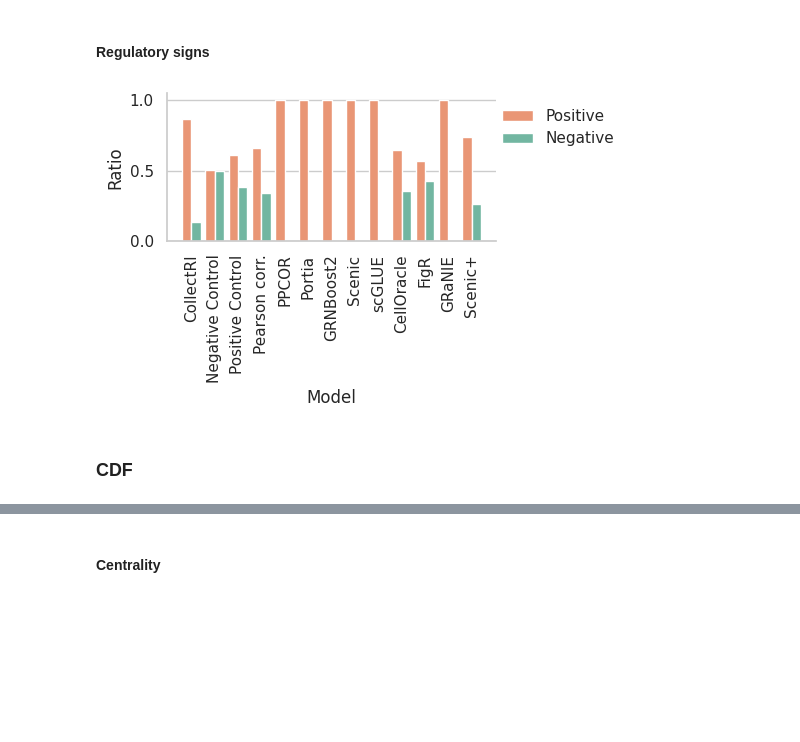
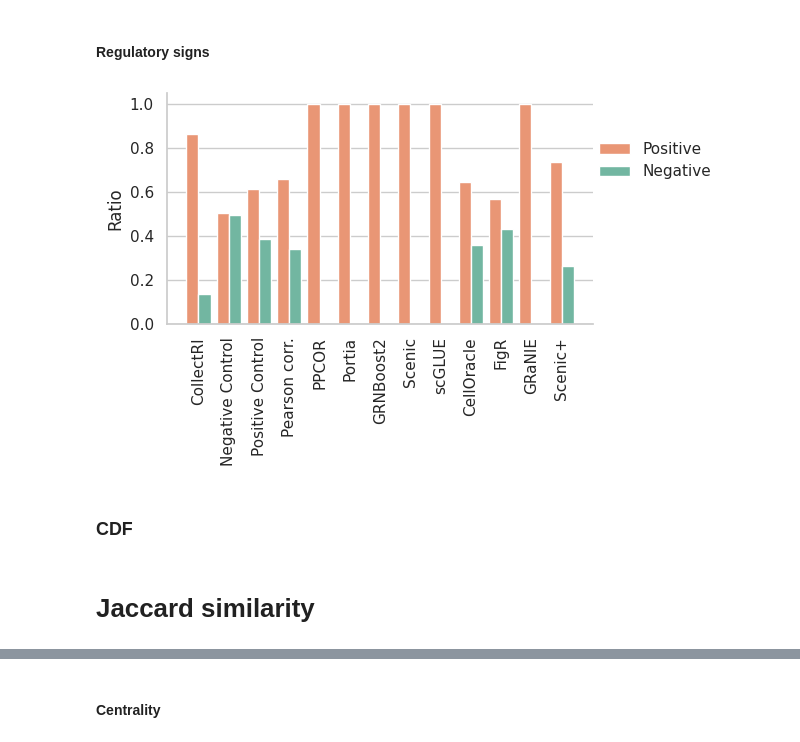
Before and after one commit to janursa/grn_benchmark, a Jupyter notebook: notebooks/explanatory_analysis.ipynb, the cells around one changed output, grey strips where cells are left out. Cells and saved outputs as stored; diff of their text form; code cells hidden in the pictures; blank space fills up the shorter version.

```diff
--- a/notebooks/explanatory_analysis.ipynb
+++ b/notebooks/explanatory_analysis.ipynb
@@ -21,7 +21,7 @@ import matplotlib
 import sys
 import requests
 import seaborn as sns
-
+# from mplfonts import use_font
 
 sys.path.insert(0, '../../')
 from grn_benchmark.src.helper import surragate_names
@@ -29,11 +29,14 @@ from task_grn_inference.src.utils.util import colors_blind
 from task_grn_inference.src.exp_analysis.helper import *
 
 
-matplotlib.rc('font', family='serif')
-matplotlib.rc('text', usetex='false')
+# matplotlib.rc('font', family='serif')
+# matplotlib.rc('text', usetex='false')
 
-task_grn_dir = '../../task_grn_inference'
+task_grn_inference_dir = '../../task_grn_inference'
 results_folder = '../results_folder/'
 
+plt.rcParams['font.family'] = 'Arial'
+default_font = matplotlib.rcParams['font.family']
+print(default_font)
 
 %matplotlib inline
@@ -59,19 +46,19 @@ plt.show()
 # Preprocess
 # %%
 if False: # granie extended grn
-    net = pd.read_csv(f'{task_grn_dir}/resources/grn_models/peak_gene/granie_extended.csv')
+    net = pd.read_csv(f'{task_grn_inference_dir}/resources/grn_models/peak_gene/granie_extended.csv')
     net = net[['peak', 'gene']].drop_duplicates().reset_index(drop=True)
     net.columns = ['peak','target']
-    net.to_csv(f'{task_grn_dir}/resources/grn_models/peak_gene/granie.csv')
+    net.to_csv(f'{task_grn_inference_dir}/resources/grn_models/peak_gene/granie.csv')
 if False:  # scenicplus extended grn
-    net = pd.read_csv(f'{task_grn_dir}/output/scenicplus/grn_extended.csv', index_col=0)
+    net = pd.read_csv(f'{task_grn_inference_dir}/output/scenicplus/grn_extended.csv', index_col=0)
     net = net[['peak', 'target']].drop_duplicates().reset_index(drop=True)
-    net.to_csv(f'{task_grn_dir}/resources/grn_models/peak_gene/scenicplus.csv')
+    net.to_csv(f'{task_grn_inference_dir}/resources/grn_models/peak_gene/scenicplus.csv')
 if False: # figr extended grn
-    net = pd.read_csv(f'{task_grn_dir}/output/figr/cisCorr.csv', index_col=0)
+    net = pd.read_csv(f'{task_grn_inference_dir}/output/figr/cisCorr.csv', index_col=0)
     net = net[['PeakRanges', 'Gene']].drop_duplicates().reset_index(drop=True)
     net.columns = ['peak','target']
-    net.to_csv(f'{task_grn_dir}/resources/grn_models/peak_gene/figr.csv')
+    net.to_csv(f'{task_grn_inference_dir}/resources/grn_models/peak_gene/figr.csv')
 # %% [markdown]
 # Build exp models
 # %%
@@ -80,8 +67,8 @@ par = {
         # 'grn_models': [ 'scenicplus'],
 
     'peak_gene_models': ['celloracle', 'scenicplus', 'figr', 'granie'],
-    'grn_models_dir': f'{task_grn_dir}/resources/grn_models/',
-    'peak_gene_dir': f'{task_grn_dir}/resources/grn_models/peak_gene',
+    'grn_models_dir': f'{task_grn_inference_dir}/resources/grn_models/',
+    'peak_gene_dir': f'{task_grn_inference_dir}/resources/grn_models/peak_gene',
 }
 
 exp_objs_dict = {}
@@ -131,11 +116,9 @@ links_n = {}
 source_n = {}
 target_n = {}
 ratio_positive_negative_dict = {}
-ratio_skeleton_links_dict = {}
 nets = {}
 
-skeleton = np.loadtxt(f'{task_grn_dir}/resources/prior/skeleton.csv', dtype=str)
-gene_names = ad.read_h5ad(f'{task_grn_dir}/resources/grn-benchmark/multiomics_rna.h5ad').var_names
+gene_names = ad.read_h5ad(f'{task_grn_inference_dir}/resources/grn-benchmark/multiomics_rna.h5ad').var_names
 
 for name, obj in exp_objs_dict.items():
     net = obj.net
@@ -149,11 +132,6 @@ for name, obj in exp_objs_dict.items():
     source_n[name] = obj.stats['n_source']
     target_n[name] = obj.stats['n_target']
     ratio_positive_negative_dict[name] = obj.stats['ratio_positive_negative']
-
-    # skeleton
-    net['link'] = net['source']+'_'+net['target']
-    net = net[net.target.isin(gene_names)]
-    ratio_skeleton_links_dict[name] = net.link.isin(skeleton).sum()/len(net)
 # %%
 color_map_methods = {key:color for key, color in zip(exp_objs_dict.keys(), sns.color_palette('Set2', len(exp_objs_dict.keys())))}
 
@@ -338,38 +283,39 @@ Scenic+
 data = ratio_positive_negative_dict
 models = list(data.keys())
 positive_r = [p for p in data.values()]
 negative_r = [1 - p for p in data.values()]
 
 df = pd.DataFrame({
     'Model': models * 2,  # Repeat model names for both Positive and Negative
     'Ratio': positive_r + negative_r,  # Concatenate positive and negative ratios
     'Regulatory Sign': ['Positive'] * len(models) + ['Negative'] * len(models)  # Label each as Positive or Negative
 })
 
 # Set Seaborn theme
 sns.set(style="whitegrid")
 
 # Create bar plot using Seaborn
-fig, ax = plt.subplots(1, 1, figsize=(5.5, 3.5))
-sns.barplot(x='Model', y='Ratio', hue='Regulatory Sign', data=df,
+fig, ax = plt.subplots(1, 1, figsize=(5.5, 3))
+sns.barplot(x='Model', y='Ratio', hue='Regulatory Sign', data=df, width=.8,
             palette=[list(color_map_methods.values())[1], list(color_map_methods.values())[0]], ax=ax)
 
 # Customize labels and ticks
 ax.set_ylabel('Ratio')
 ax.tick_params(axis='x', rotation=90)
 ax.margins(x=0.05)
+ax.set_xlabel('')
 
 
 # Remove top and right spines
 sns.despine(ax=ax, top=True, right=True)
 
 # Grid and legend
 # ax.grid(alpha=0.3, linestyle='--', linewidth=.5, color='grey')
 ax.legend(frameon=False, loc=(1, .6))
-plt.tight_layout()
-fig.savefig(f'{results_folder}/explanatory_analysis/figs/regulatory_signs.png', dpi=300, transparent=True)
+# plt.tight_layout()
+plt.savefig(f'{results_folder}/explanatory_analysis/figs/regulatory_signs.png', dpi=300, transparent=True)
 # %% [output]
-[figure, old version]
+[figure, new version]
 # %% [markdown]
 ### CDF
 # %%
@@ -390,3 +336,5 @@ fig.savefig(f'{results_folder}/explanatory_analysis/figs/regulatory_signs.png',
 #     # ax.set_xlim([-.02,.3])
 #     # ax.set_title('(a) In-degree centrality: TF-gene', pad=20)
 # plt.tight_layout()
+# %% [markdown]
+# Jaccard similarity
```
Also changed, not shown: parts of 25 cells of this notebook, 9 other files.
